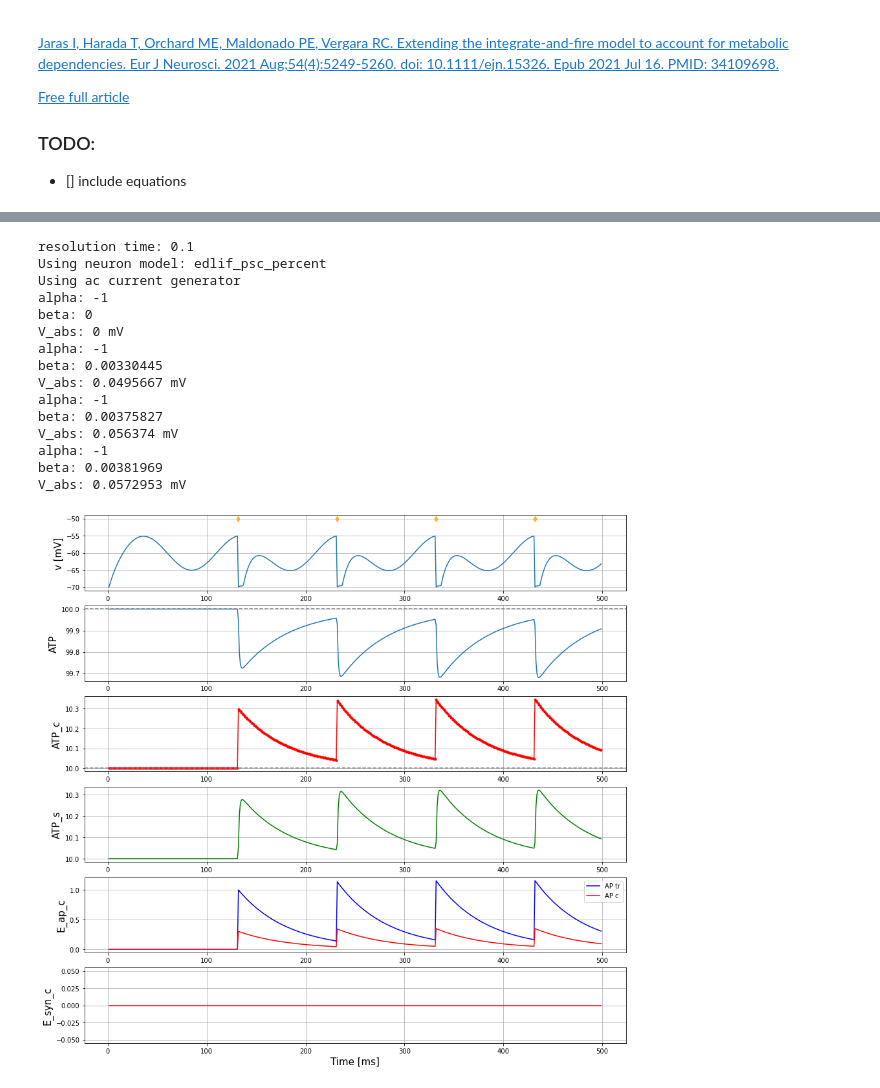
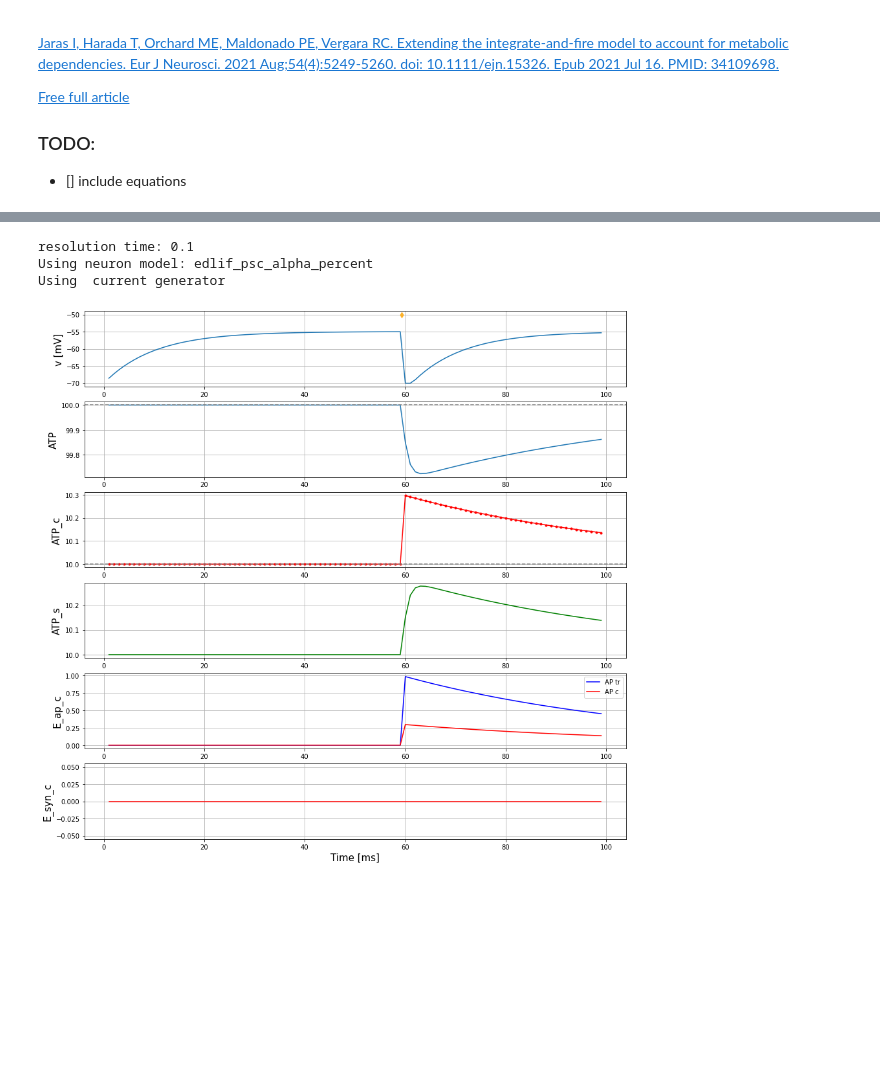
Before and after one commit to Wiss/nestml, a Jupyter notebook: ehp/edlif/EDLIF_one_neuron_example.ipynb, the cells around one changed output, grey strips where cells are left out. Saved outputs shown, nothing was run; the diff lists cells and outputs as text; code cells hidden in the pictures; blank space fills up the shorter version.

Commit message:
include neuron from path /network/models/neurons)

```diff
--- a/ehp/edlif/EDLIF_one_neuron_example.ipynb
+++ b/ehp/edlif/EDLIF_one_neuron_example.ipynb
@@ -37,9 +37,10 @@ neuron_model = [
     "edlif_psc_nonlineardendrite.nestml",
     "edlif_psc_supply_state.nestml",
     "edlif_psc_supply_inline.nestml",
-    "edlif_psc_percent.nestml"
+    "edlif_psc_percent.nestml",
+    "../network/models/neurons/edlif_psc_alpha_percent.nestml"
 ]
-neuron_id = 4
+neuron_id = 5
 generate_nest_target(input_path=neuron_model[neuron_id],
                      target_path="/tmp/nestml-component",
                      logging_level="INFO",
@@ -136,11 +111,11 @@ nest.resolution = 0.1
 resolution = nest.GetKernelStatus()["resolution"]
 print(f"resolution time: {resolution}")
 
-neuron_model_name = neuron_model[neuron_id].split(".")[0]
+neuron_model_name = neuron_model[neuron_id].split("/")[-1].split(".")[0]
 print(f"Using neuron model: {neuron_model_name}")
 
 # current generator
-gen = "ac" # dc o ac
+gen = "" # dc o ac
 print(f"Using {gen} current generator")
 
 neuron = nest.Create(neuron_model_name)
@@ -148,6 +123,12 @@ voltmeter = nest.Create("voltmeter")
 
 # change neuron params
 neuron.K_ATP = 1
+neuron.I_e = 376
+neuron.gamma = 0
+neuron.tau_m = 10
+neuron.t_ref = 2
+#neuron.tau_syn_ex = 6
+#neuron.tau_syn_in = 6
 
 voltmeter.set({"record_from": ["V_m", "ATP", "ATP_c", "ATP_s", "E_ap_tr", "E_ap_c", "E_syn_c"]}) #, "E_ap_der", "E_ap_tr2"]})
 nest.Connect(voltmeter, neuron)
@@ -160,13 +141,13 @@ elif gen == "ac":
     cgs.set({"amplitude": 150.2})
     cgs.set({"offset": 250.2})
     cgs.set({"frequency": 10})
-
-nest.Connect(cgs, neuron)
+if gen != "":
+    nest.Connect(cgs, neuron)
 
 sr = nest.Create("spike_recorder")
 nest.Connect(neuron, sr)
 
-nest.Simulate(1*500.)
+nest.Simulate(0.2*500.)
 
 # precision
 #error = nest.GetStatus(neuron, "gsl_error_tol")
@@ -175,47 +156,35 @@ nest.Simulate(1*500.)
 spike_times = nest.GetStatus(sr, keys='events')[0]['times']
 
 fontsize = 15
 fig, ax = plt.subplots(nrows=6, figsize=(15,15))
 ax[0].plot(voltmeter.get("events")["times"], voltmeter.get("events")["V_m"])
 ax[1].plot(voltmeter.get("events")["times"], voltmeter.get("events")["ATP"])
 ax[1].axhline(y=neuron.get("ATP_h"), c="gray", ls="--")
 ax[2].plot(voltmeter.get("events")["times"], voltmeter.get("events")["ATP_c"], c="r", marker ='.')
 ax[2].axhline(y=neuron.get("ATP_basal"), c="gray", ls="--")
 ax[3].plot(voltmeter.get("events")["times"], voltmeter.get("events")["ATP_s"], c="g")
 ax[4].plot(voltmeter.get("events")["times"], voltmeter.get("events")["E_ap_tr"], c="b", label="AP tr")
 ax[4].plot(voltmeter.get("events")["times"], voltmeter.get("events")["E_ap_c"], c="r", label="AP c")
 #ax[5].plot(voltmeter.get("events")["times"], voltmeter.get("events")["E_ap_tr2"], c="b")
 #ax[5].plot(voltmeter.get("events")["times"], voltmeter.get("events")["E_ap_der"], c="r")
 ax[5].plot(voltmeter.get("events")["times"], voltmeter.get("events")["E_syn_c"], c="r")
 ax[0].scatter(spike_times, -50 * np.ones_like(spike_times), marker="d", c="orange", alpha=.8, zorder=99)
 for _ax in ax:
     _ax.grid(True)
 ax[0].set_ylabel("v [mV]", fontsize=fontsize)
 ax[1].set_ylabel("ATP", fontsize=fontsize)
 ax[2].set_ylabel("ATP_c", fontsize=fontsize)
 ax[3].set_ylabel("ATP_s", fontsize=fontsize)
 ax[4].set_ylabel("E_ap_tr", fontsize=fontsize)
 ax[4].set_ylabel("E_ap_c", fontsize=fontsize)
 ax[5].set_ylabel("E_syn_c", fontsize=fontsize)
 ax[-1].set_xlabel("Time [ms]", fontsize=fontsize)
 ax[4].legend()
 fig.show()
 # %% [output]
 resolution time: 0.1
-Using neuron model: edlif_psc_percent
-Using ac current generator
-alpha: -1
-beta: 0
-V_abs: 0 mV
-alpha: -1
-beta: 0.00330445
-V_abs: 0.0495667 mV
-alpha: -1
-beta: 0.00375827
-V_abs: 0.056374 mV
-alpha: -1
-beta: 0.00381969
-V_abs: 0.0572953 mV
+Using neuron model: edlif_psc_alpha_percent
+Using  current generator
-[figure, old version]
+[figure, new version]
 # %%
 #nest.kernel_status
```
Also changed, not shown: parts of 3 cells of this notebook.
